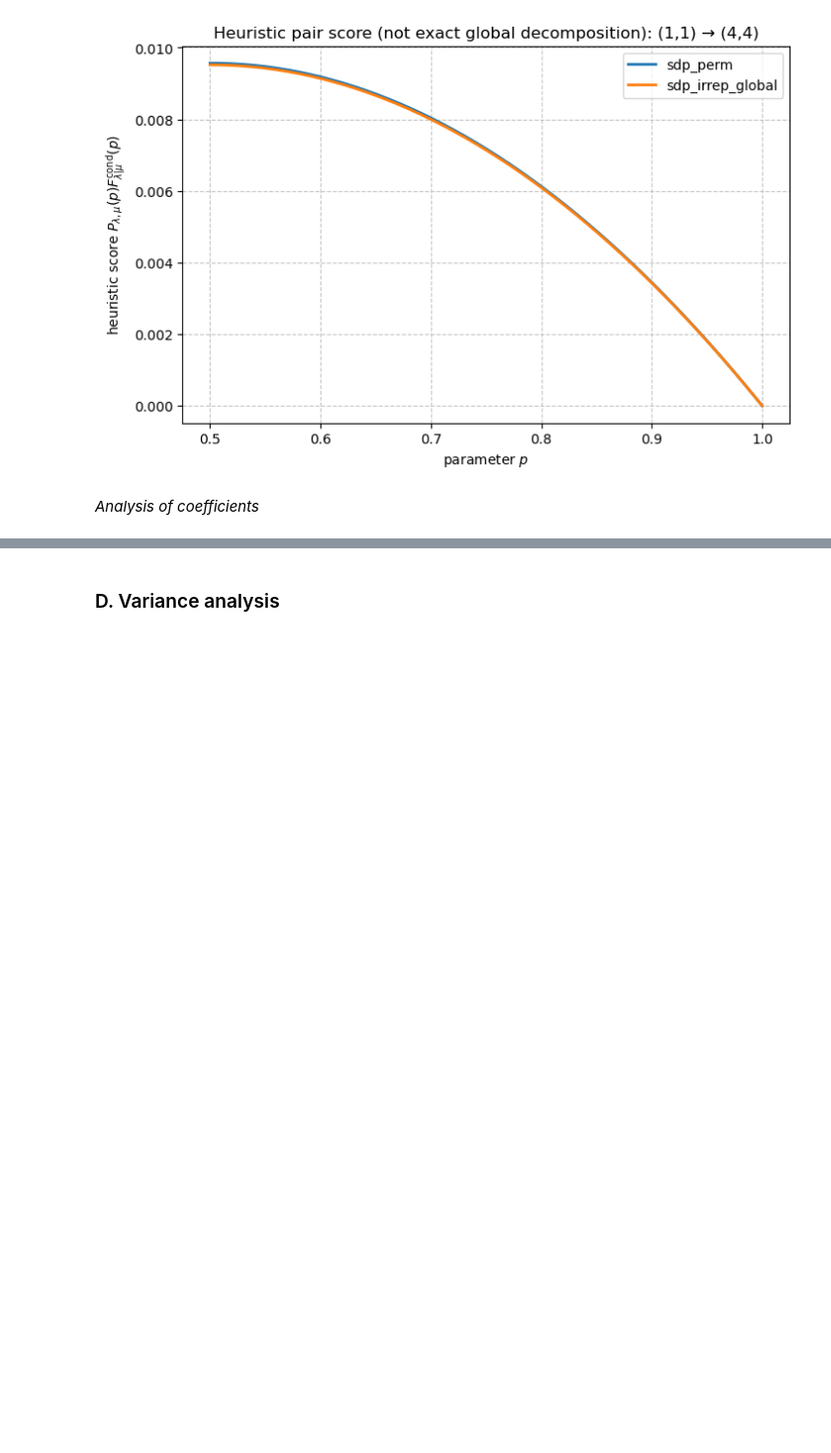
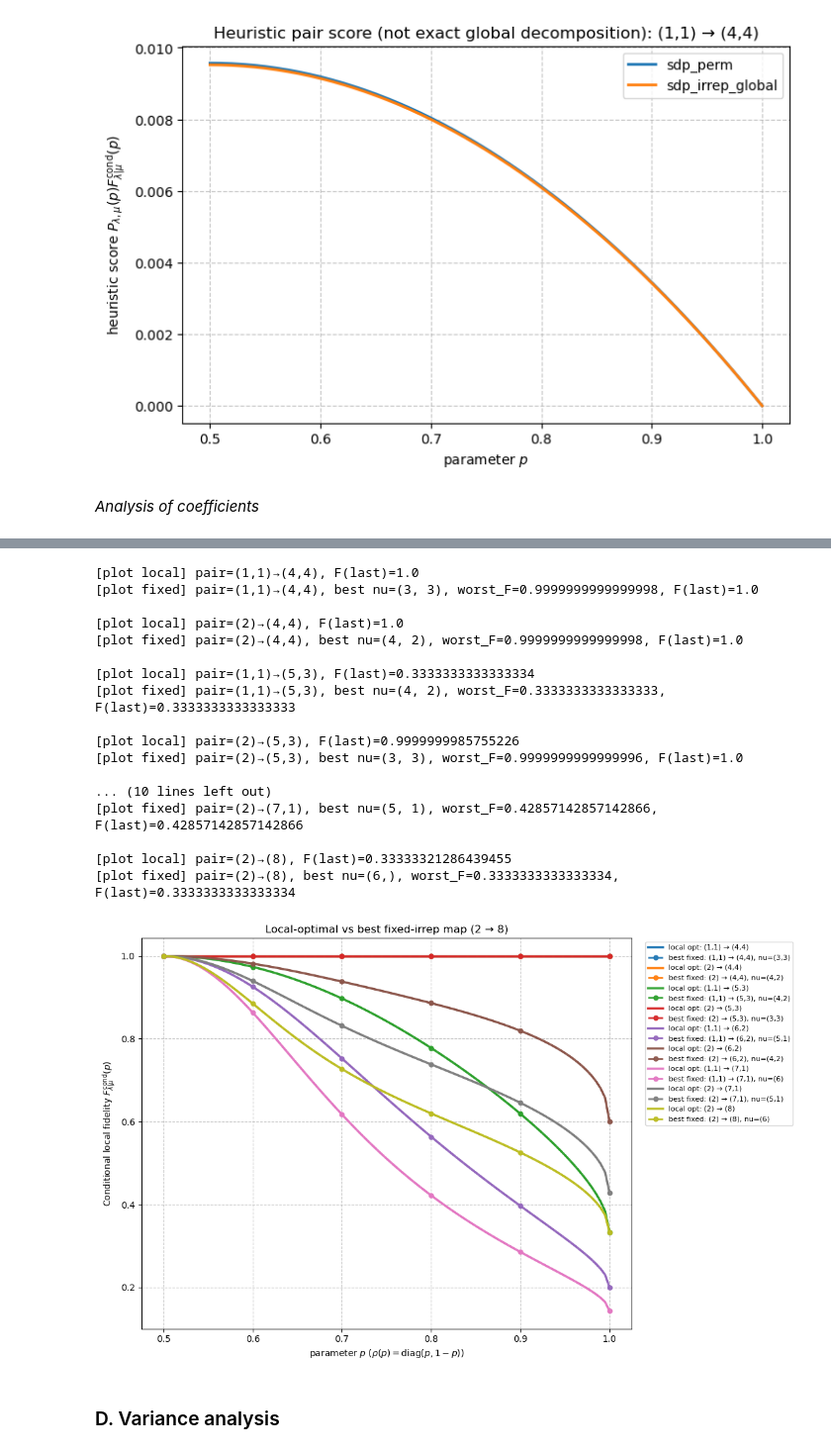
Before and after one commit to webb-c/find-optimal-cloner, a Jupyter notebook: show_data.ipynb, the cells around one changed output, grey strips where cells are left out. Shown at 99% size. Saved outputs shown, nothing was run; the diff lists cells and outputs as text; code cells hidden in the pictures; blank space fills up the shorter version.

```diff
--- a/show_data.ipynb
+++ b/show_data.ipynb
@@ -1324,3 +1822,24 @@ Same up to complex scale        : 0
+# %%
+plot_fixed_irrep_family_fidelities_compare(n_in=2, n_out=8, folder="data/fixed_irrep", n_grid=101)
+# %% [output]
+[plot local] pair=(1,1)→(4,4), F(last)=1.0
+[plot fixed] pair=(1,1)→(4,4), best nu=(3, 3), worst_F=0.9999999999999998, F(last)=1.0
+
+[plot local] pair=(2)→(4,4), F(last)=1.0
+[plot fixed] pair=(2)→(4,4), best nu=(4, 2), worst_F=0.9999999999999998, F(last)=1.0
+
+[plot local] pair=(1,1)→(5,3), F(last)=0.3333333333333334
+[plot fixed] pair=(1,1)→(5,3), best nu=(4, 2), worst_F=0.3333333333333333, F(last)=0.3333333333333333
+
+[plot local] pair=(2)→(5,3), F(last)=0.9999999985755226
+[plot fixed] pair=(2)→(5,3), best nu=(3, 3), worst_F=0.9999999999999996, F(last)=1.0
+
+... (10 lines left out)
+[plot fixed] pair=(2)→(7,1), best nu=(5, 1), worst_F=0.42857142857142866, F(last)=0.42857142857142866
+
+[plot local] pair=(2)→(8), F(last)=0.33333321286439455
+[plot fixed] pair=(2)→(8), best nu=(6,), worst_F=0.3333333333333334, F(last)=0.3333333333333334
+[figure, added]
 # %% [markdown]
 ### D. Variance analysis
 # %%
```
Also changed, not shown: parts of 7 cells of this notebook, 3 other files.
